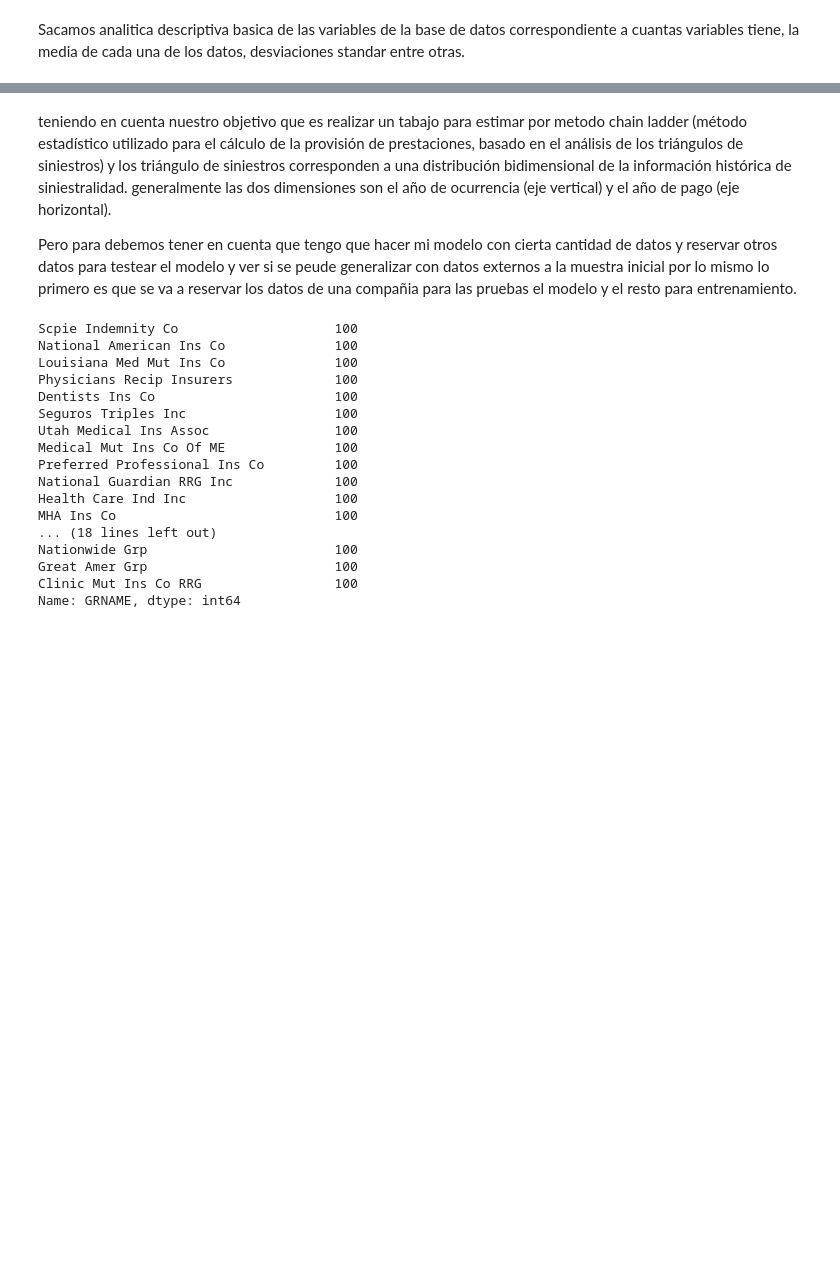
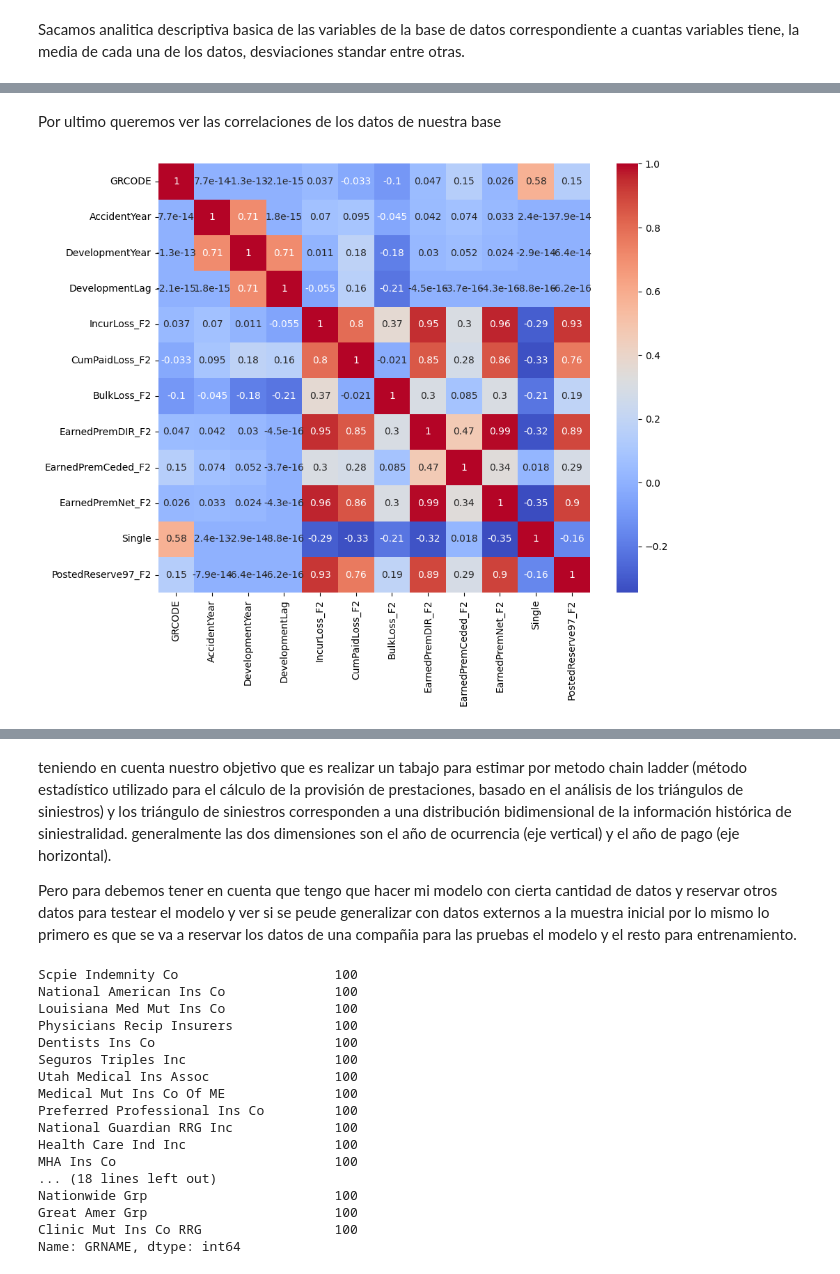
Before and after one commit to OpticalFenixer96/chain.ladder.theorical.research, a Jupyter notebook: CHAIN_LADER.ipynb, the cells around one changed output, grey strips where cells are left out. Drawn from its saved outputs; the diff is of its cells as text; code cells hidden in the pictures; blank space fills up the shorter version.

```diff
--- a/CHAIN_LADER.ipynb
+++ b/CHAIN_LADER.ipynb
@@ -174,0 +203,9 @@ Sacamos analitica descriptiva basica de las variables de la base de datos corres
+# %% [markdown]
+Por ultimo queremos ver las correlaciones de los datos de nuestra base
+# %%
+corr = df.corr()
+plt.figure(figsize=(10, 8))
+sns.heatmap(corr, annot=True, cmap='coolwarm')
+plt.show()
+# %% [output]
+[figure, added]
```
Also changed, not shown: parts of 62 cells of this notebook.
